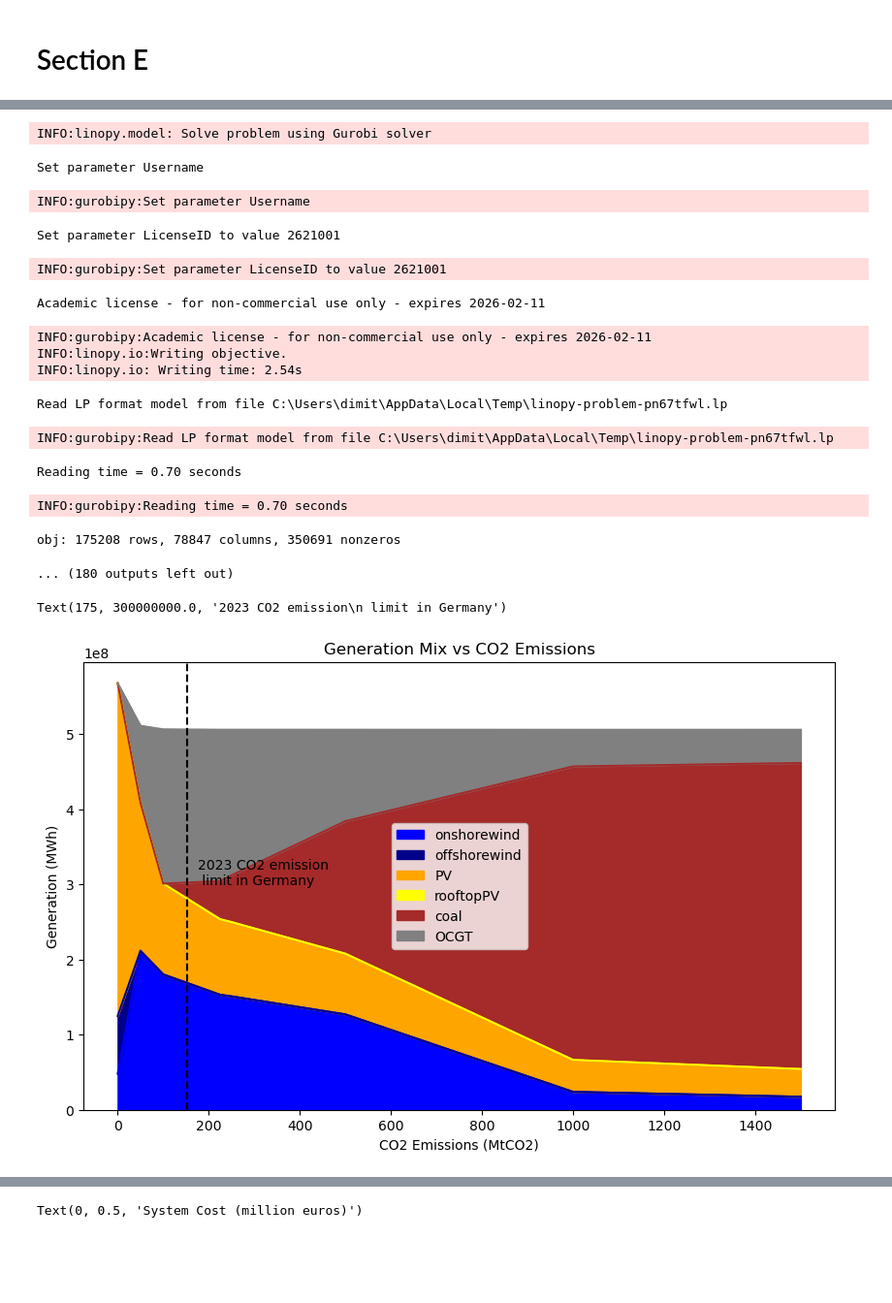
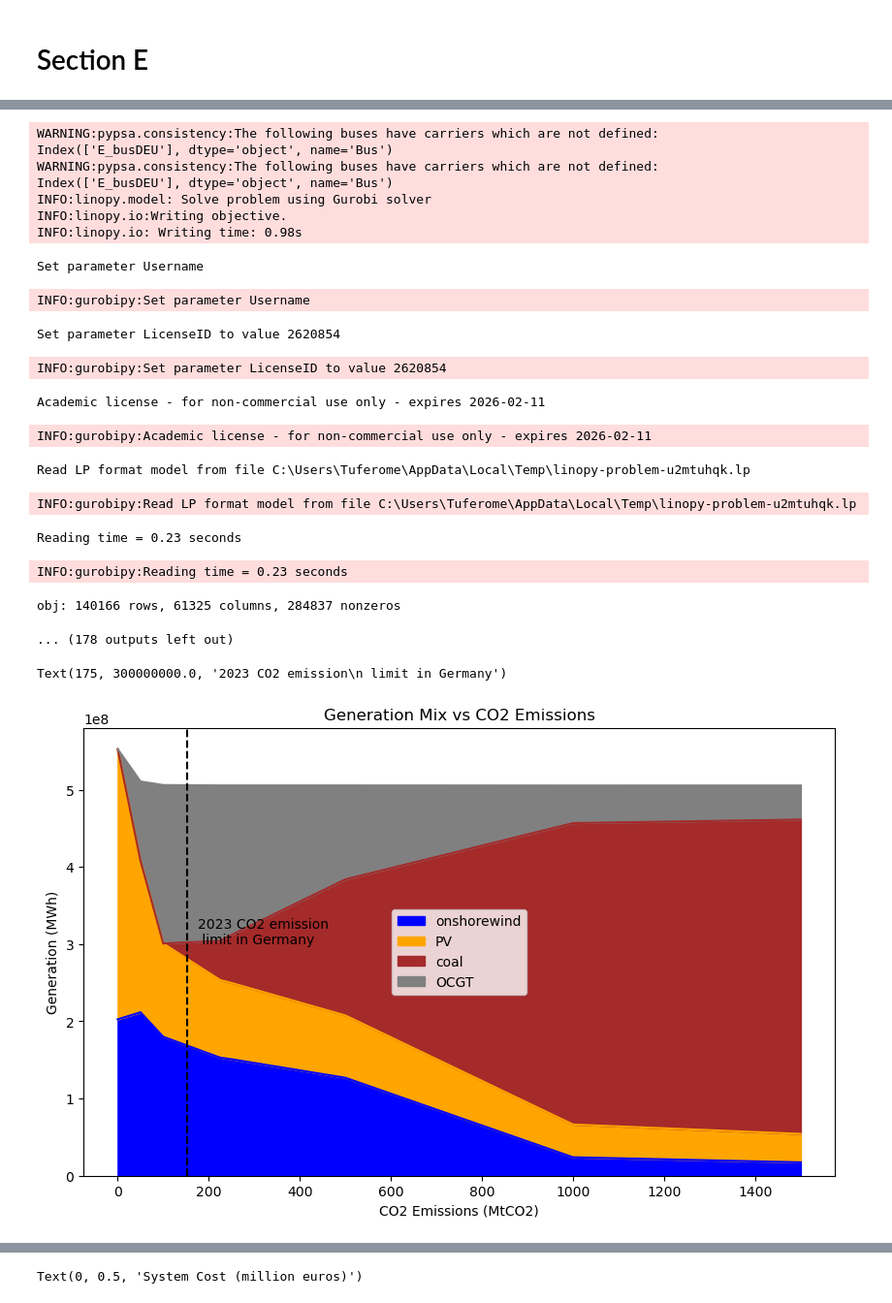
Before and after one commit to alex-catruc/IntegratedEG, a Jupyter notebook: AssignmentA-E.ipynb, the cells around one changed output, grey strips where cells are left out. Shown at 97% size. Cells and saved outputs as stored; diff of their text form; code cells hidden in the pictures; blank space fills up the shorter version.

```diff
--- a/AssignmentA-E.ipynb
+++ b/AssignmentA-E.ipynb
@@ -26,11 +26,11 @@ df_offshorewind = pd.read_csv('data/offshore_wind_1979-2017.csv', sep=';', index
 df_offshorewind.index = pd.to_datetime(df_offshorewind.index)
 
 # load large scale pv data
-df_pv = pd.read_csv('data\pv_optimal.csv', sep=';', index_col=0)
+df_pv = pd.read_csv('data/pv_optimal.csv', sep=';', index_col=0)
 df_pv.index = pd.to_datetime(df_pv.index)
 
 # load rooftop pv data
-df_rooftop = pd.read_csv('data\pv_rooftop.csv', sep=';', index_col=0)
+df_rooftop = pd.read_csv('data/pv_rooftop.csv', sep=';', index_col=0)
 df_rooftop.index = pd.to_datetime(df_rooftop.index)
 # %% [output]
 utc_time
@@ -938,16 +1068,16 @@ CO2 tax 135.26786500337414 EUR/tCO2
 # %%
 systemcost = []
 onwind = []
-offwind = []
+#offwind = []
 pv = []
-rooftop = []
+#rooftop = []
 coal = []
 ocgt = []
 
 onwind_cap = []
-offwind_cap = []
+#offwind_cap = []
 pv_cap = []
-rooftop_cap = []
+#rooftop_cap = []
 coal_cap = []
 ocgt_cap = []
 
@@ -960,60 +1090,64 @@ for co2 in co2_index: # in MtCO2
     n.optimize(solver_name="gurobi")
     systemcost.append(n.objective / 1e6)  # in million euros
     onwind.append(n.generators_t.p["onshorewind"].sum())
-    offwind.append(n.generators_t.p["offshorewind"].sum())
+    #offwind.append(n.generators_t.p["offshorewind"].sum())
     pv.append(n.generators_t.p["PV"].sum())
-    rooftop.append(n.generators_t.p["rooftopPV"].sum())
+    #rooftop.append(n.generators_t.p["rooftopPV"].sum())
     coal.append(n.generators_t.p["coal"].sum())
     ocgt.append(n.generators_t.p["OCGT"].sum())
 
     onwind_cap.append(n.generators.p_nom_opt.loc["onshorewind"])
-    offwind_cap.append(n.generators.p_nom_opt.loc["offshorewind"])
+    #offwind_cap.append(n.generators.p_nom_opt.loc["offshorewind"])
     pv_cap.append(n.generators.p_nom_opt.loc["PV"])
-    rooftop_cap.append(n.generators.p_nom_opt.loc["rooftopPV"])
+    #rooftop_cap.append(n.generators.p_nom_opt.loc["rooftopPV"])
     coal_cap.append(n.generators.p_nom_opt.loc["coal"])
     ocgt_cap.append(n.generators.p_nom_opt.loc["OCGT"])
 
     co2_tax.append(-n.global_constraints.mu['CO2Limit'])
 # %% [output]
+WARNING:pypsa.consistency:The following buses have carriers which are not defined:
+Index(['E_busDEU'], dtype='object', name='Bus')
+WARNING:pypsa.consistency:The following buses have carriers which are not defined:
+Index(['E_busDEU'], dtype='object', name='Bus')
 INFO:linopy.model: Solve problem using Gurobi solver
+INFO:linopy.io:Writing objective.
+INFO:linopy.io: Writing time: 0.98s
 Set parameter Username
 INFO:gurobipy:Set parameter Username
-Set parameter LicenseID to value 2621001
+Set parameter LicenseID to value 2620854
-INFO:gurobipy:Set parameter LicenseID to value 2621001
+INFO:gurobipy:Set parameter LicenseID to value 2620854
 Academic license - for non-commercial use only - expires 2026-02-11
 INFO:gurobipy:Academic license - for non-commercial use only - expires 2026-02-11
-INFO:linopy.io:Writing objective.
-INFO:linopy.io: Writing time: 2.54s
-Read LP format model from file C:\Users\dimit\AppData\Local\Temp\linopy-problem-pn67tfwl.lp
+Read LP format model from file C:\Users\Tuferome\AppData\Local\Temp\linopy-problem-u2mtuhqk.lp
-INFO:gurobipy:Read LP format model from file C:\Users\dimit\AppData\Local\Temp\linopy-problem-pn67tfwl.lp
+INFO:gurobipy:Read LP format model from file C:\Users\Tuferome\AppData\Local\Temp\linopy-problem-u2mtuhqk.lp
-Reading time = 0.70 seconds
+Reading time = 0.23 seconds
-INFO:gurobipy:Reading time = 0.70 seconds
+INFO:gurobipy:Reading time = 0.23 seconds
-obj: 175208 rows, 78847 columns, 350691 nonzeros
+obj: 140166 rows, 61325 columns, 284837 nonzeros
-... (180 outputs left out)
+... (178 outputs left out)
 # %%
 results = pd.DataFrame(
-    np.array([onwind, offwind, pv, rooftop, coal, ocgt]).T,
-    columns=["onshorewind", "offshorewind", "PV", "rooftopPV", "coal", "OCGT"],
+    np.array([onwind, pv, coal, ocgt]).T,
+    columns=["onshorewind", "PV", "coal", "OCGT"],
     index=co2_index,
 )
 results.plot.area(
     stacked=True,
     title="Generation Mix vs CO2 Emissions",
     ylabel="Generation (MWh)",
     xlabel="CO2 Emissions (MtCO2)",
     color=colors,
     figsize=(10, 6),
 )
 plt.vlines(
     152, 0, 6e8, color="black", linestyle="--", label="2023 CO2 emission limit"
 )
 plt.text(
     175, 3e8, "2023 CO2 emission\n limit in Germany", color="black", fontsize=10, ha="left"
 )
 
 #results.to_csv("generation_mix_vs_co2.csv")
 # %% [output]
 Text(175, 300000000.0, '2023 CO2 emission\n limit in Germany')
-[figure, old version]
+[figure, new version]
 # %%
 results_cap = pd.DataFrame(
```
Also changed, not shown: parts of 27 cells of this notebook, 1 other file.
